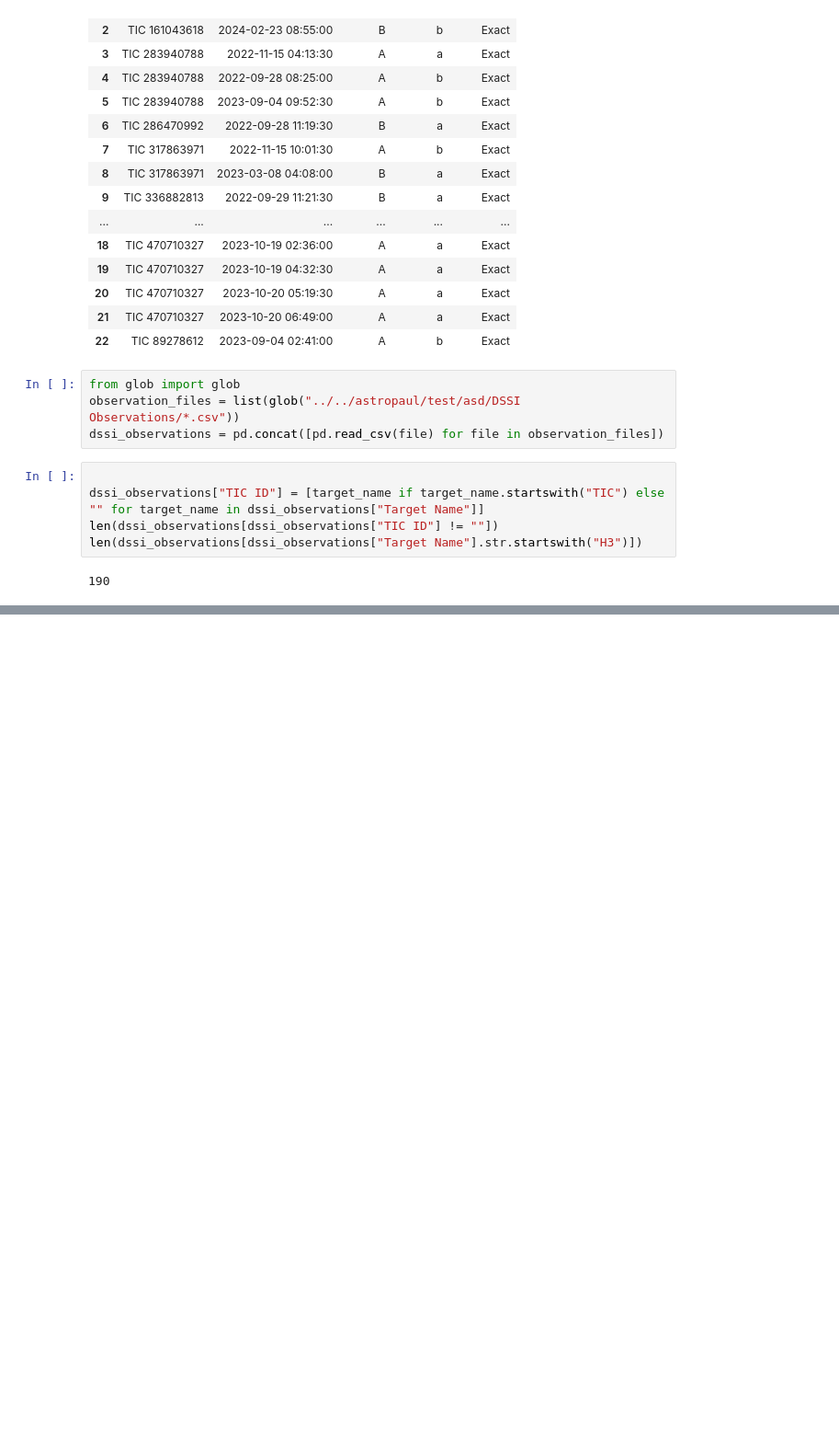
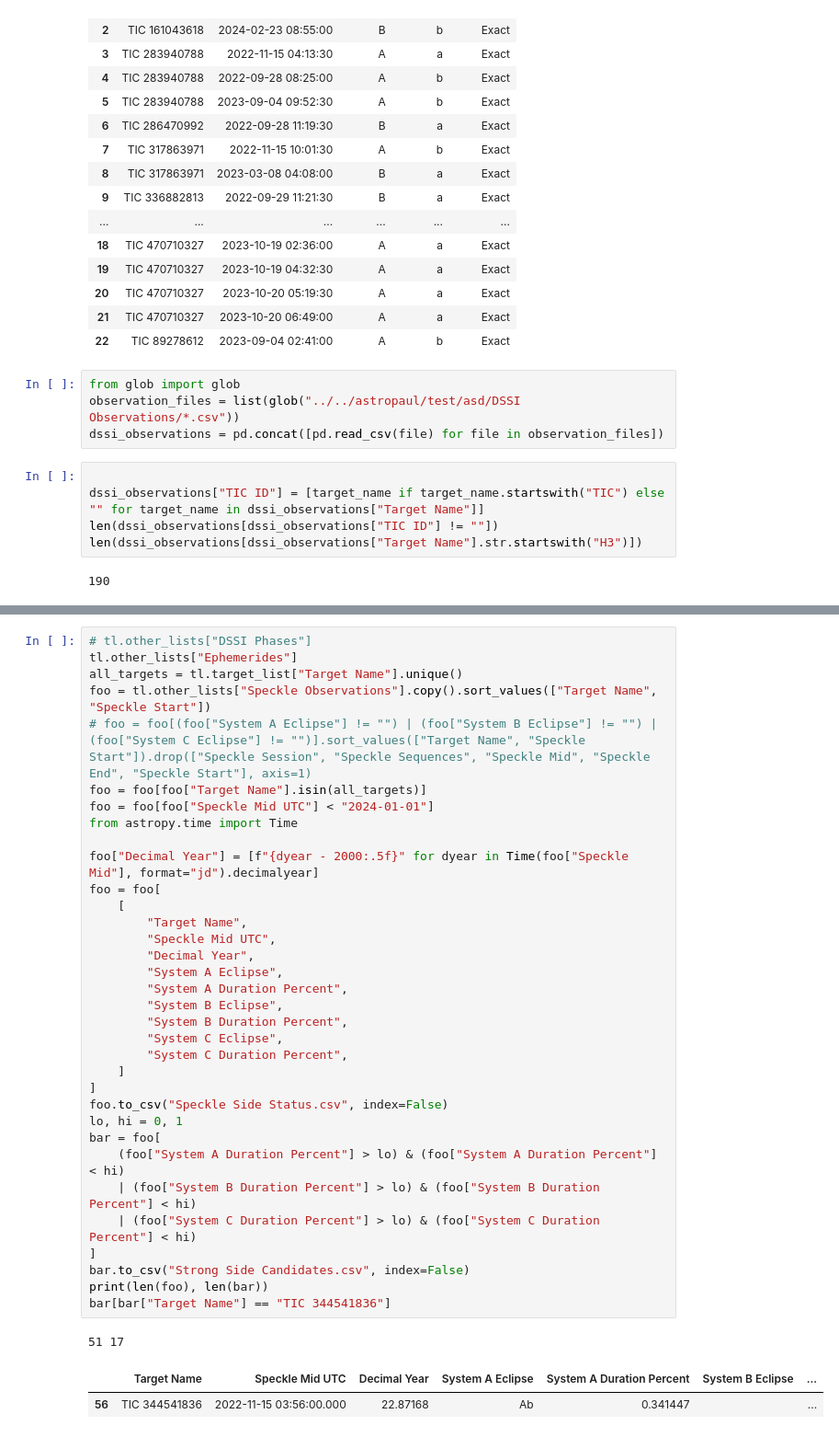
Before and after one commit to CvillePaul/Work, a Jupyter notebook: 2025-04-10 Serendipitous Eclipses for Paper/Serendipitous Eclipses.ipynb, the cells around one changed output, grey strips where cells are left out. Shown at 92% size. Drawn from its saved outputs; the diff is of its cells as text; blank space fills up the shorter version.

```diff
--- a/2025-04-10 Serendipitous Eclipses for Paper/Serendipitous Eclipses.ipynb
+++ b/2025-04-10 Serendipitous Eclipses for Paper/Serendipitous Eclipses.ipynb
@@ -164,0 +269,38 @@ len(dssi_observations[dssi_observations["Target Name"].str.startswith("H3")])
+# %%
+# tl.other_lists["DSSI Phases"]
+tl.other_lists["Ephemerides"]
+all_targets = tl.target_list["Target Name"].unique()
+foo = tl.other_lists["Speckle Observations"].copy().sort_values(["Target Name", "Speckle Start"])
+# foo = foo[(foo["System A Eclipse"] != "") | (foo["System B Eclipse"] != "") | (foo["System C Eclipse"] != "")].sort_values(["Target Name", "Speckle Start"]).drop(["Speckle Session", "Speckle Sequences", "Speckle Mid", "Speckle End", "Speckle Start"], axis=1)
+foo = foo[foo["Target Name"].isin(all_targets)]
+foo = foo[foo["Speckle Mid UTC"] < "2024-01-01"]
+from astropy.time import Time
+
+foo["Decimal Year"] = [f"{dyear - 2000:.5f}" for dyear in Time(foo["Speckle Mid"], format="jd").decimalyear]
+foo = foo[
+    [
+        "Target Name",
+        "Speckle Mid UTC",
+        "Decimal Year",
+        "System A Eclipse",
+        "System A Duration Percent",
+        "System B Eclipse",
+        "System B Duration Percent",
+        "System C Eclipse",
+        "System C Duration Percent",
+    ]
+]
+foo.to_csv("Speckle Side Status.csv", index=False)
+lo, hi = 0, 1
+bar = foo[
+    (foo["System A Duration Percent"] > lo) & (foo["System A Duration Percent"] < hi)
+    | (foo["System B Duration Percent"] > lo) & (foo["System B Duration Percent"] < hi)
+    | (foo["System C Duration Percent"] > lo) & (foo["System C Duration Percent"] < hi)
+]
+bar.to_csv("Strong Side Candidates.csv", index=False)
+print(len(foo), len(bar))
+bar[bar["Target Name"] == "TIC 344541836"]
+# %% [output]
+51 17
+|  | Target Name | Speckle Mid UTC | Decimal Year | System A Eclipse | System A Duration Percent | System B Eclipse | ... |
+| 56 | TIC 344541836 | 2022-11-15 03:56:00.000 | 22.87168 | Ab | 0.341447 |  | ... |
```
Also changed, not shown: parts of 9 cells of this notebook.
